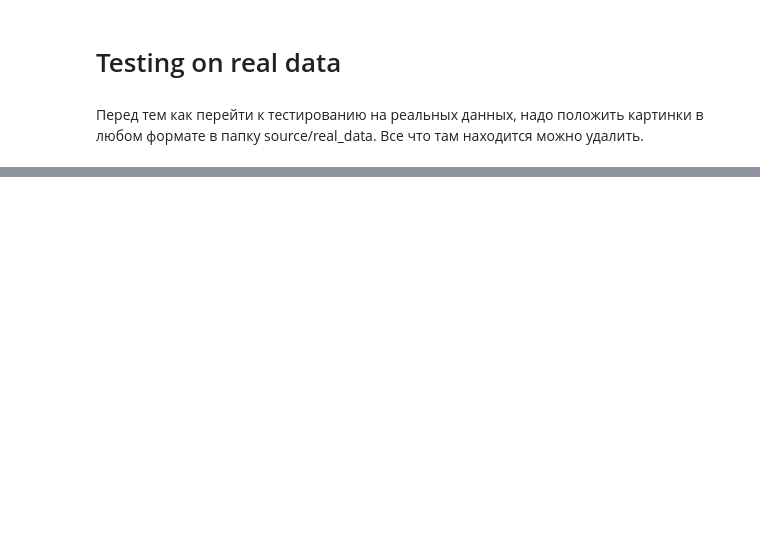
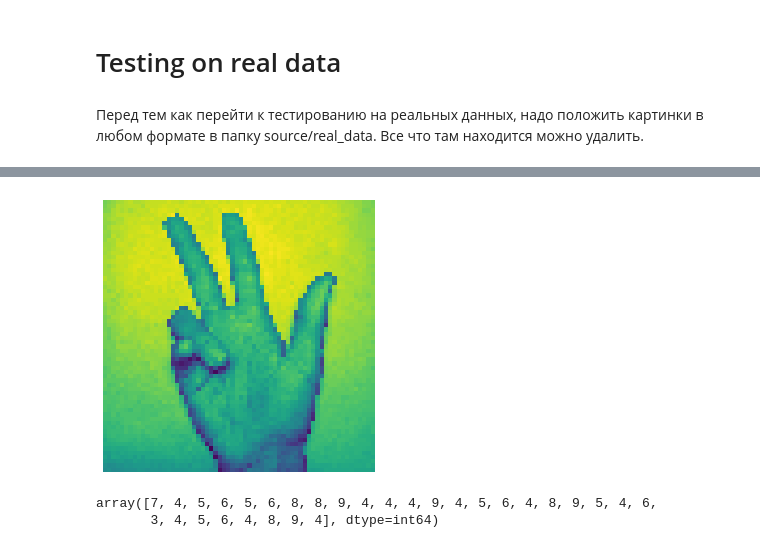
Before and after one commit to TimurFatykhov/GestureRecognizer, a Jupyter notebook: gesture_recognizer.ipynb, the cells around one changed output, grey strips where cells are left out. Saved outputs shown, nothing was run; the diff lists cells and outputs as text; code cells hidden in the pictures; blank space fills up the shorter version.

```diff
--- a/gesture_recognizer.ipynb
+++ b/gesture_recognizer.ipynb
@@ -97,2 +127,9 @@ imgs.shape
 # %%
-show_image(imgs[0])
+show_image(imgs[12])
+# %% [output]
+[figure, added]
+# %%
+model.predict(imgs)
+# %% [output]
+array([7, 4, 5, 6, 5, 6, 8, 8, 9, 4, 4, 4, 9, 4, 5, 6, 4, 8, 9, 5, 4, 6,
+       3, 4, 5, 6, 4, 8, 9, 4], dtype=int64)
```
Also changed, not shown: parts of 11 cells of this notebook, 33 other files.
